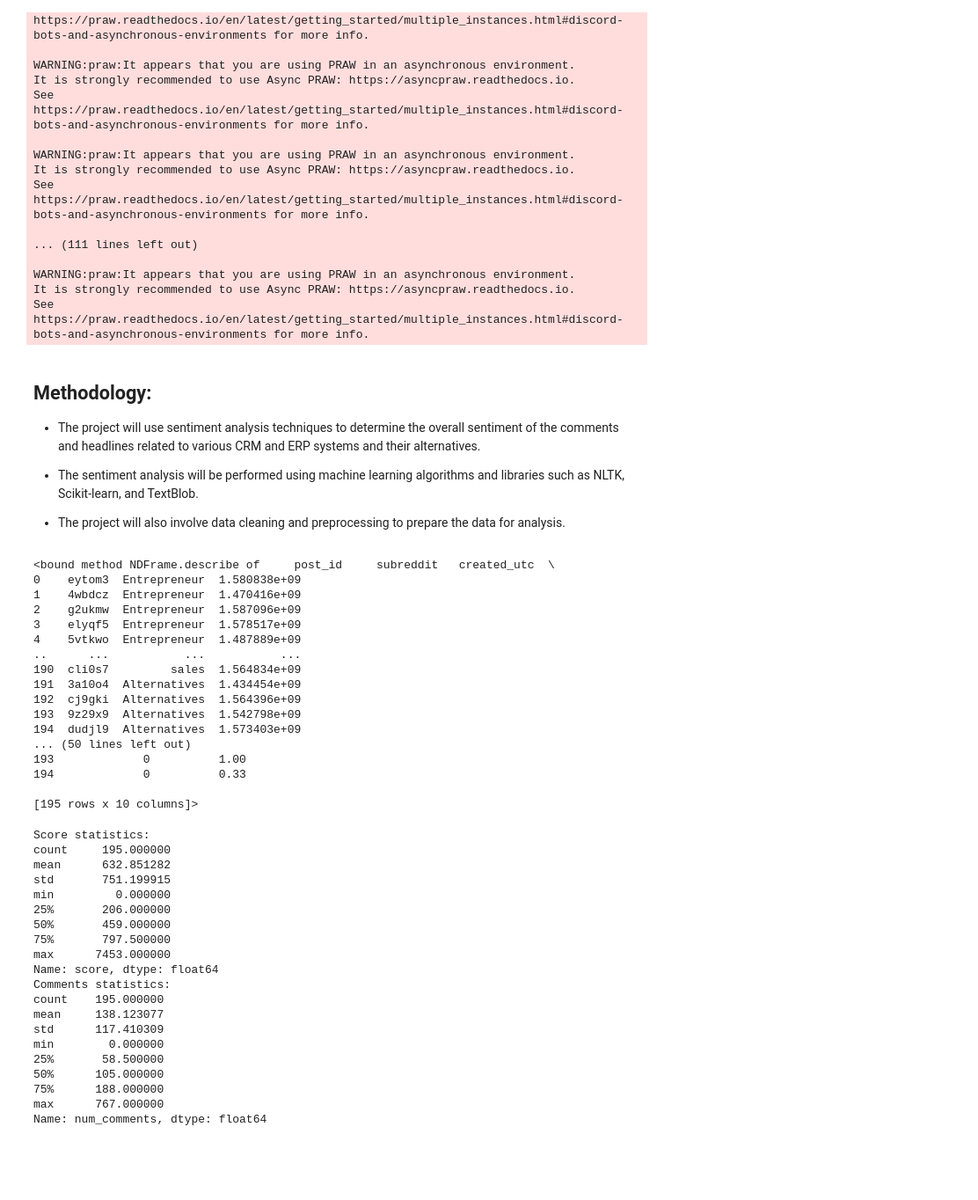
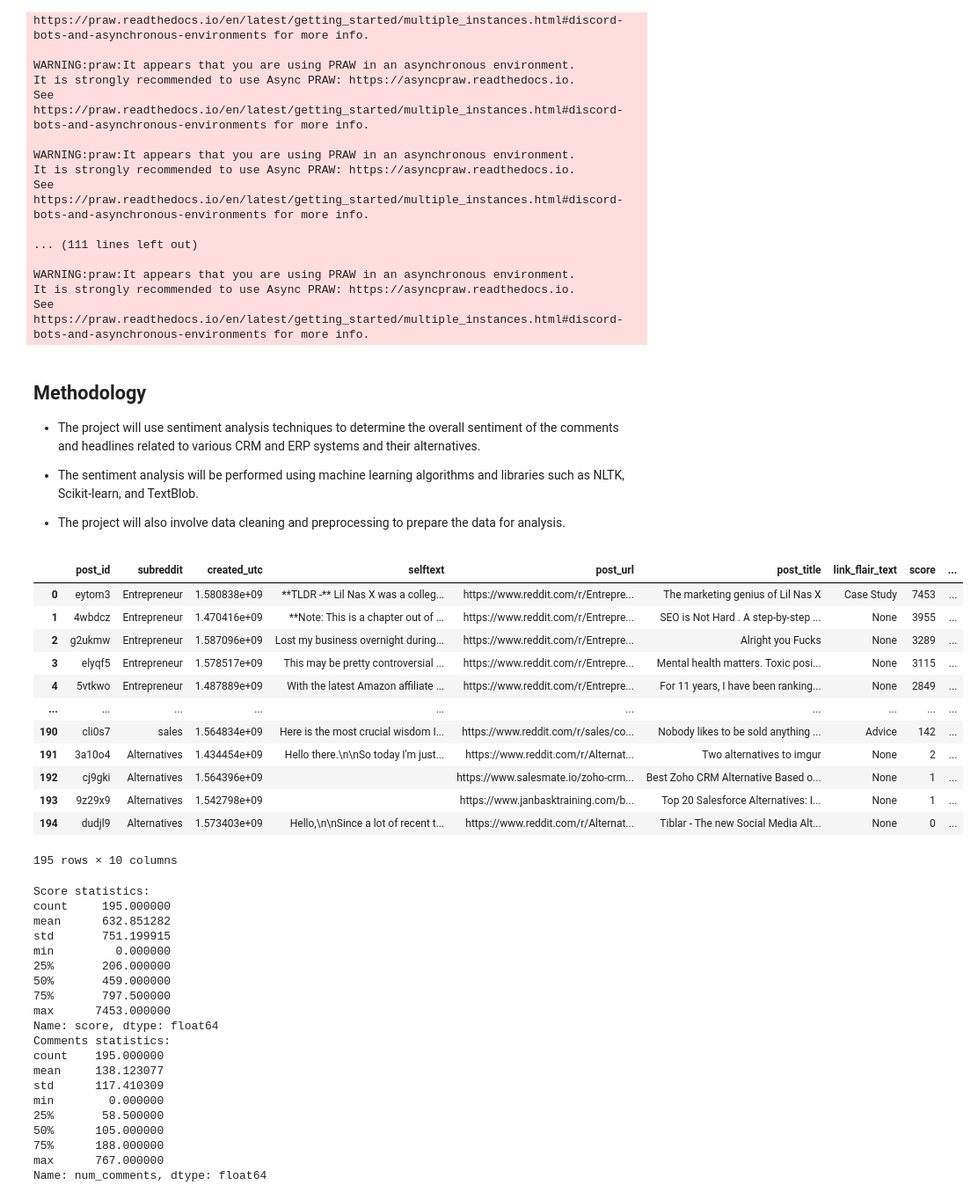
Before and after one commit to baranouskiart/reddit_sentiment, a Jupyter notebook: reddit_sentiment_analysis.ipynb, the cells around one changed output. Shown at 88% size. Saved outputs shown, nothing was run; the diff lists cells and outputs as text; code cells hidden in the pictures; blank space fills up the shorter version.

```diff
--- a/reddit_sentiment_analysis.ipynb
+++ b/reddit_sentiment_analysis.ipynb
@@ -95,7 +95,7 @@ See https://praw.readthedocs.io/en/latest/getting_started/multiple_instances.htm
 # %%
 posts_df = pd.DataFrame(posts_df)
 # %% [markdown]
-## Methodology:
+## Methodology
 
 
 *   The project will use sentiment analysis techniques to determine the overall sentiment of the comments and headlines related to various CRM and ERP systems and their alternatives.
@@ -103,25 +103,21 @@ posts_df = pd.DataFrame(posts_df)
 
 * The project will also involve data cleaning and preprocessing to prepare the data for analysis.
 # %%
-posts_df.describe
+posts_df
 # %% [output]
+|  | post_id | subreddit | created_utc | selftext | post_url | post_title | link_flair_text | score | ... |
+| 0 | eytom3 | Entrepreneur | 1.580838e+09 | **TLDR -** Lil Nas X was a colleg... | https://www.reddit.com/r/Entrepre... | The marketing genius of Lil Nas X | Case Study | 7453 | ... |
+| 1 | 4wbdcz | Entrepreneur | 1.470416e+09 | **Note: This is a chapter out of ... | https://www.reddit.com/r/Entrepre... | SEO is Not Hard . A step-by-step ... | None | 3955 | ... |
+| 2 | g2ukmw | Entrepreneur | 1.587096e+09 | Lost my business overnight during... | https://www.reddit.com/r/Entrepre... | Alright you Fucks | None | 3289 | ... |
+| 3 | elyqf5 | Entrepreneur | 1.578517e+09 | This may be pretty controversial ... | https://www.reddit.com/r/Entrepre... | Mental health matters. Toxic posi... | None | 3115 | ... |
+| 4 | 5vtkwo | Entrepreneur | 1.487889e+09 | With the latest Amazon affiliate ... | https://www.reddit.com/r/Entrepre... | For 11 years, I have been ranking... | None | 2849 | ... |
+| ... | ... | ... | ... | ... | ... | ... | ... | ... | ... |
+| 190 | cli0s7 | sales | 1.564834e+09 | Here is the most crucial wisdom I... | https://www.reddit.com/r/sales/co... | Nobody likes to be sold anything ... | Advice | 142 | ... |
+| 191 | 3a10o4 | Alternatives | 1.434454e+09 | Hello there.\n\nSo today I'm just... | https://www.reddit.com/r/Alternat... | Two alternatives to imgur | None | 2 | ... |
+| 192 | cj9gki | Alternatives | 1.564396e+09 |  | https://www.salesmate.io/zoho-crm... | Best Zoho CRM Alternative Based o... | None | 1 | ... |
+| 193 | 9z29x9 | Alternatives | 1.542798e+09 |  | https://www.janbasktraining.com/b... | Top 20 Salesforce Alternatives: I... | None | 1 | ... |
+| 194 | dudjl9 | Alternatives | 1.573403e+09 | Hello,\n\nSince a lot of recent t... | https://www.reddit.com/r/Alternat... | Tiblar - The new Social Media Alt... | None | 0 | ... |
-<bound method NDFrame.describe of     post_id     subreddit   created_utc  \
-0    eytom3  Entrepreneur  1.580838e+09
-1    4wbdcz  Entrepreneur  1.470416e+09
-2    g2ukmw  Entrepreneur  1.587096e+09
-3    elyqf5  Entrepreneur  1.578517e+09
-4    5vtkwo  Entrepreneur  1.487889e+09
-..      ...           ...           ...
-190  cli0s7         sales  1.564834e+09
-191  3a10o4  Alternatives  1.434454e+09
-192  cj9gki  Alternatives  1.564396e+09
-193  9z29x9  Alternatives  1.542798e+09
-194  dudjl9  Alternatives  1.573403e+09
-... (50 lines left out)
-193             0          1.00
-194             0          0.33
-
-[195 rows x 10 columns]>
+195 rows × 10 columns
 # %%
 # get the basic statistics of the score column
 score_stats = posts_df['score'].describe()
```
Also changed, not shown: parts of 8 cells of this notebook.
